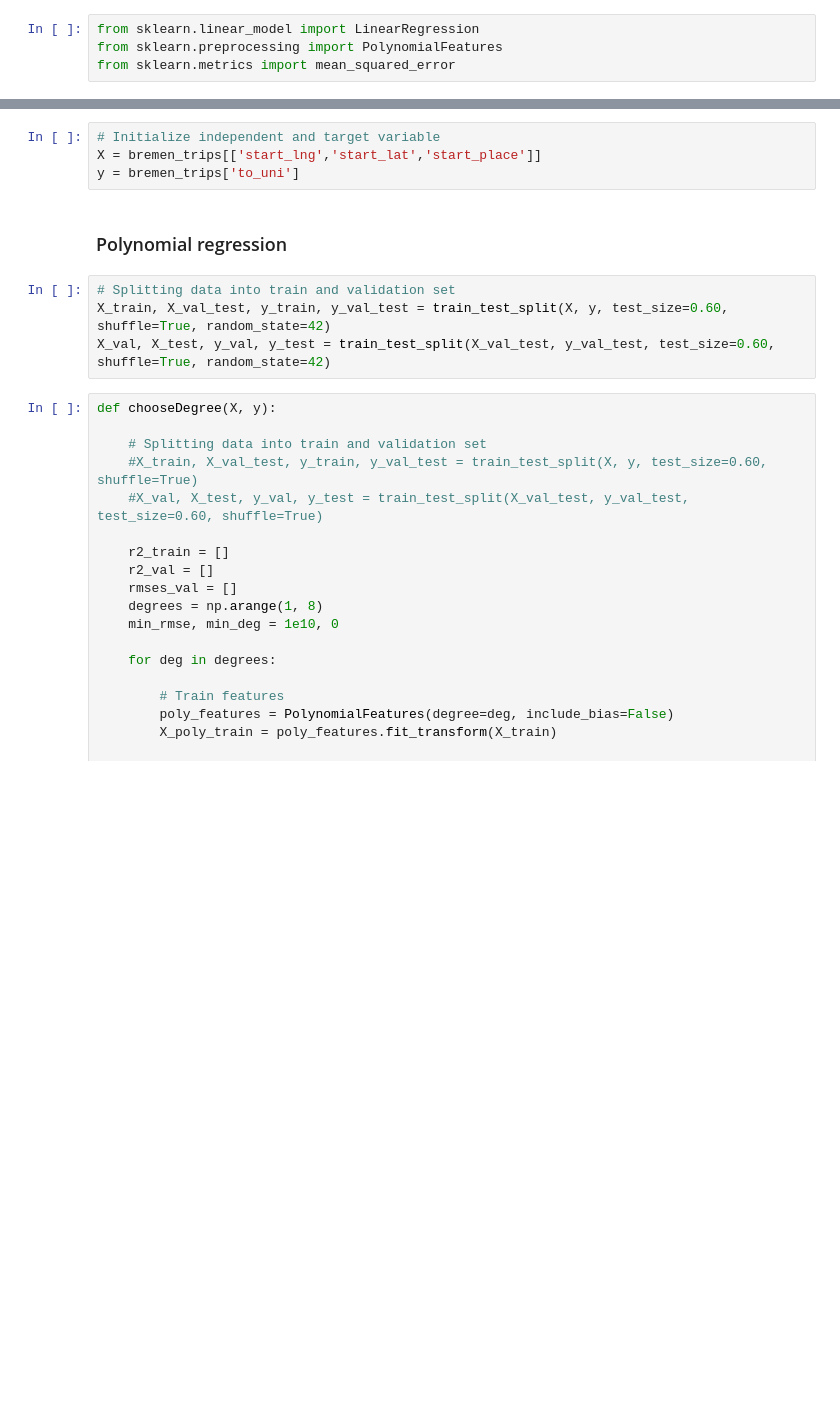
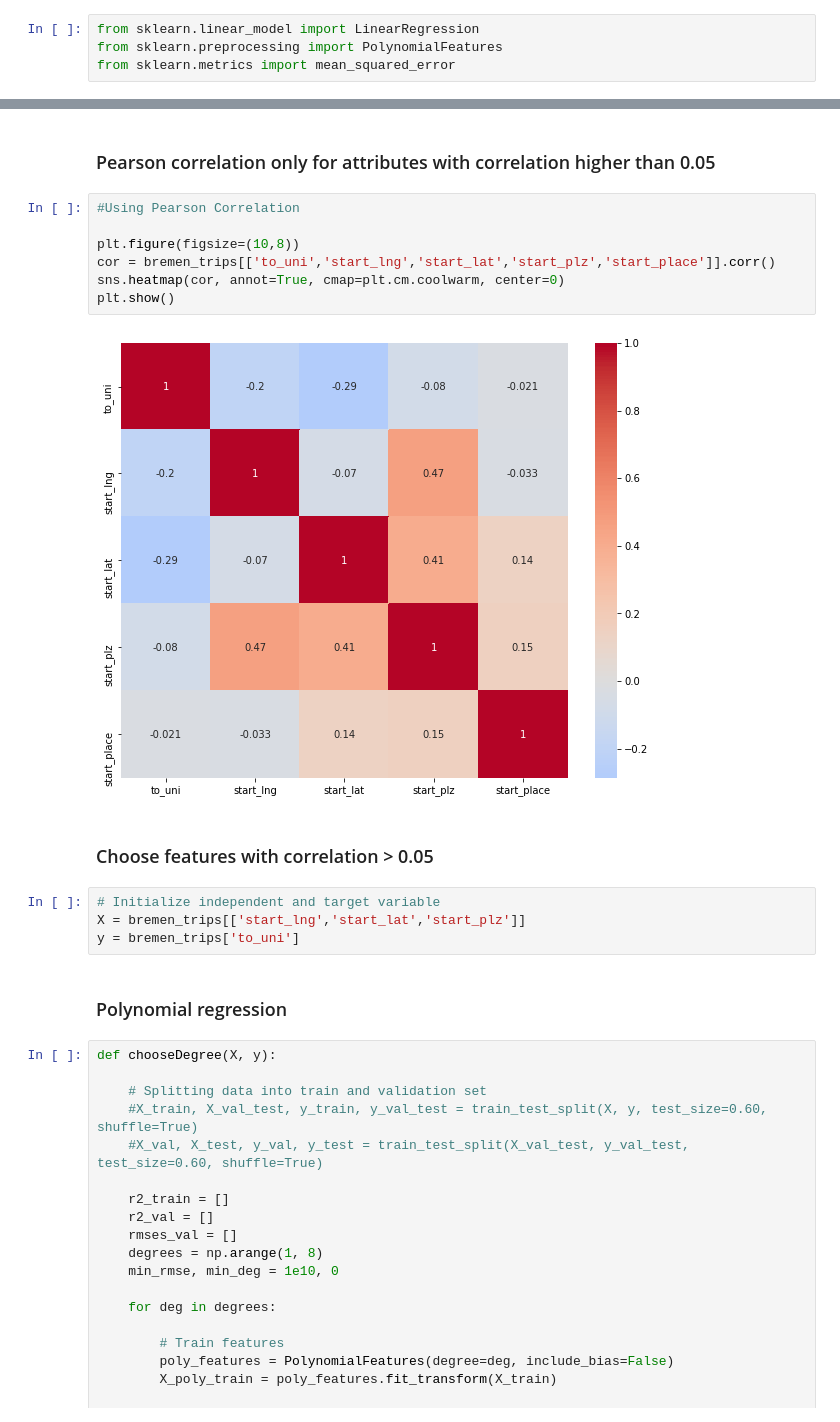
Before and after one commit to janiksudo/PDS_Project, a Jupyter notebook: notebooks/#8_predict_trip_direction.ipynb, the cells around one changed output, grey strips where cells are left out. Cells and saved outputs as stored; diff of their text form; blank space fills up the shorter version.

```diff
--- a/notebooks/#8_predict_trip_direction.ipynb
+++ b/notebooks/#8_predict_trip_direction.ipynb
@@ -631,13 +726,22 @@ from sklearn.metrics import mean_squared_error
+# %% [markdown]
+### Pearson correlation only for attributes with correlation higher than 0.05
+# %%
+#Using Pearson Correlation
+
+plt.figure(figsize=(10,8))
+cor = bremen_trips[['to_uni','start_lng','start_lat','start_plz','start_place']].corr()
+sns.heatmap(cor, annot=True, cmap=plt.cm.coolwarm, center=0)
+plt.show()
+# %% [output]
+[figure, added]
+# %% [markdown]
+### Choose features with correlation > 0.05
 # %%
 # Initialize independent and target variable
-X = bremen_trips[['start_lng','start_lat','start_place']]
+X = bremen_trips[['start_lng','start_lat','start_plz']]
 y = bremen_trips['to_uni']
 # %% [markdown]
 ### Polynomial regression
-# %%
-# Splitting data into train and validation set
-X_train, X_val_test, y_train, y_val_test = train_test_split(X, y, test_size=0.60, shuffle=True, random_state=42)
-X_val, X_test, y_val, y_test = train_test_split(X_val_test, y_val_test, test_size=0.60, shuffle=True, random_state=42)
 # %%
 def chooseDegree(X, y):
 
```
Also changed, not shown: parts of 79 cells of this notebook.
